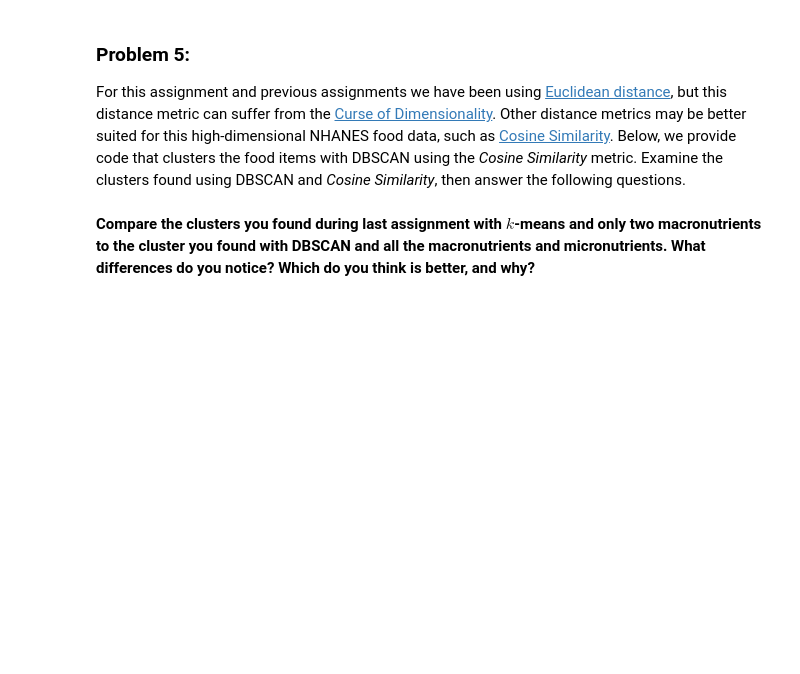
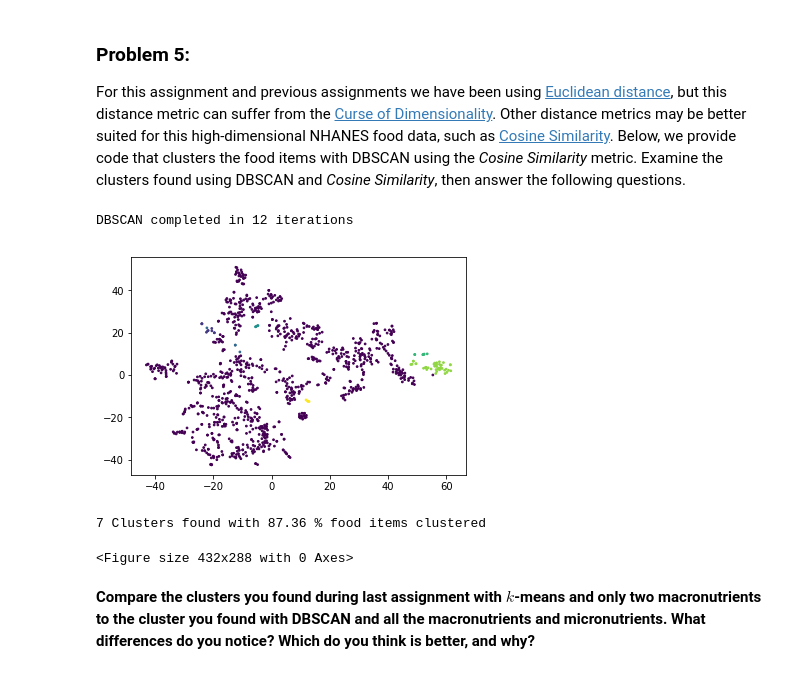
Before and after one commit to dagrawa2/cosc690_data_analytics, a Jupyter notebook: Assignment08/Assignment08.ipynb, the cells around one changed output. Cells and saved outputs as stored; diff of their text form; code cells hidden in the pictures; blank space fills up the shorter version.

```diff
--- a/Assignment08/Assignment08.ipynb
+++ b/Assignment08/Assignment08.ipynb
@@ -290,24 +330,29 @@ print('{} Clusters found with {:.2f} % food items clustered'.format(clust_cnt, p
 For this assignment and previous assignments we have been using [Euclidean distance](https://en.wikipedia.org/wiki/Euclidean_distance), but this distance metric can suffer from the [Curse of Dimensionality](https://en.wikipedia.org/wiki/Curse_of_dimensionality).  Other distance metrics may be better suited for this high-dimensional NHANES food data, such as [Cosine Similarity](https://en.wikipedia.org/wiki/Cosine_similarity).  Below, we provide code that clusters the food items with DBSCAN using the *Cosine Similarity* metric.  Examine the clusters found using DBSCAN and *Cosine Similarity*, then answer the following questions.
 # %%
 # Define values for epsilon and min_pts
-epsilon = 0.1
+epsilon = 0.2
 min_pts = 4
 metric = 'cosine'
 
 # Cluster the food items with your parameters and DBSCAN
 food_clusters = DBSCAN(sc, clean_data_sample, epsilon=epsilon, minpts=min_pts, metric=metric)
 
 # Combine cluster ID with nutrient value
 cluster_data = food_clusters.join(clean_data_sample)
 
 # Isolate cluster ID and nutrient value (i.e., get rid of food item ID)
 cluster_nutrient = cluster_data.values()
 
 # Plot clusters in 2D projected space and report cluster information
 plotFoodClusters2D(cluster_nutrient)
 perc_clust = percentClustered(food_clusters, clean_data_sample.count())
 clust_cnt = clusterCount(food_clusters)
 print('{} Clusters found with {:.2f} % food items clustered'.format(clust_cnt, perc_clust))
+# %% [output]
+DBSCAN completed in 12 iterations
+[figure, added]
+7 Clusters found with 87.36 % food items clustered
+<Figure size 432x288 with 0 Axes>
 # %% [markdown]
 **Compare the clusters you found during last assignment with $k$-means and only two macronutrients to the cluster you found with DBSCAN and all the macronutrients and micronutrients.  What differences do you notice?  Which do you think is better, and why?**
 # %% [markdown]
```
Also changed, not shown: parts of 7 cells of this notebook.
